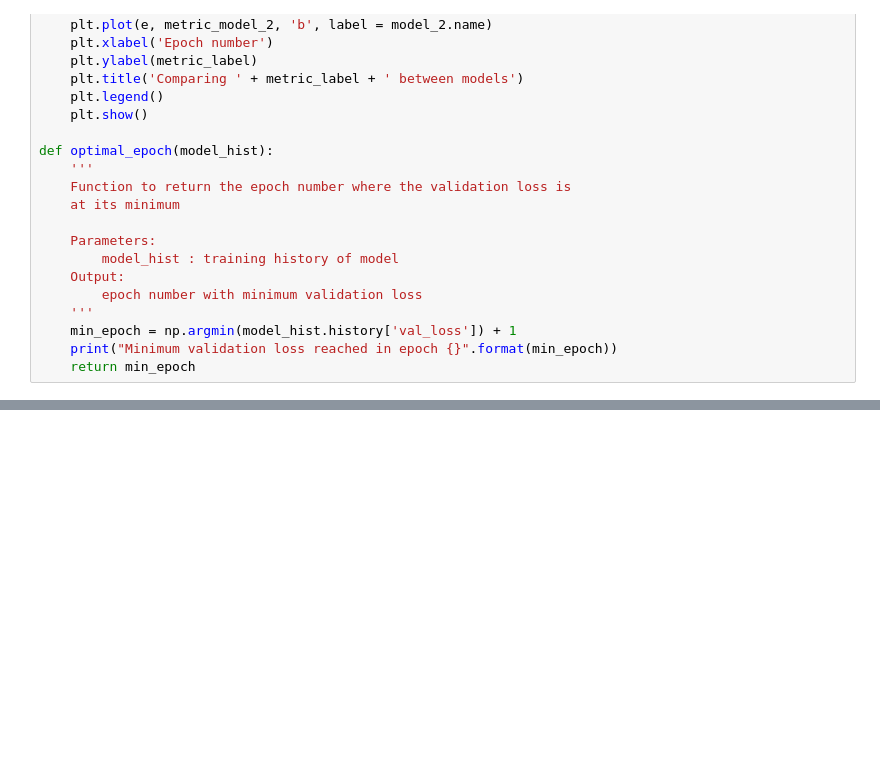
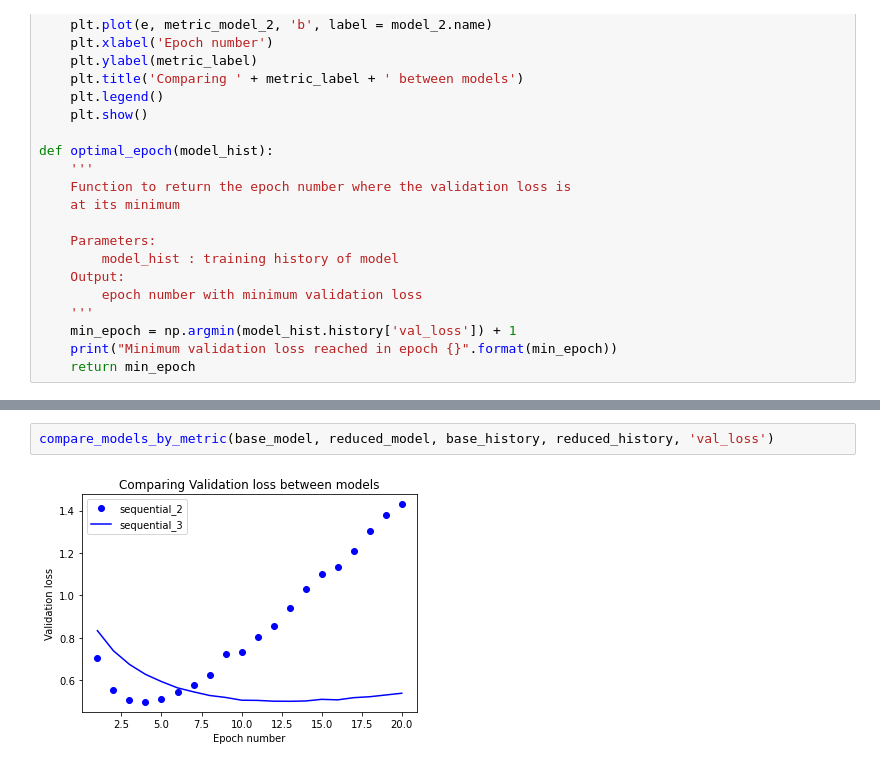
Before and after one commit to maysoon1221/AI_Surestart_MIT, a Jupyter notebook: Day 18/Sentiment.ipynb, the cells around one changed output, grey strips where cells are left out. Drawn from its saved outputs; the diff is of its cells as text; blank space fills up the shorter version.

```diff
--- a/Day 18/Sentiment.ipynb
+++ b/Day 18/Sentiment.ipynb
@@ -177,0 +214,4 @@ LookupError:
+# %%
+compare_models_by_metric(base_model, reduced_model, base_history, reduced_history, 'val_loss')
+# %% [output]
+[figure, added]
```
Also changed, not shown: parts of 17 cells of this notebook.
